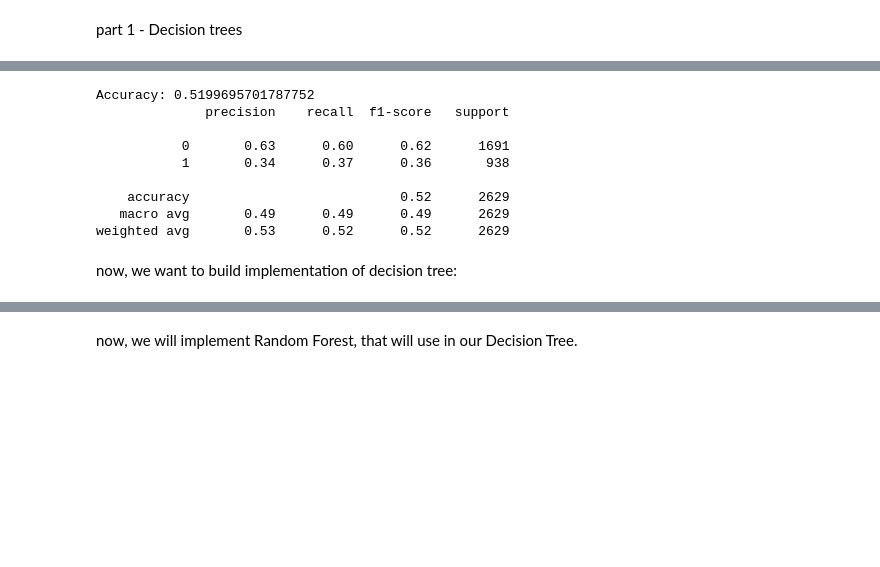
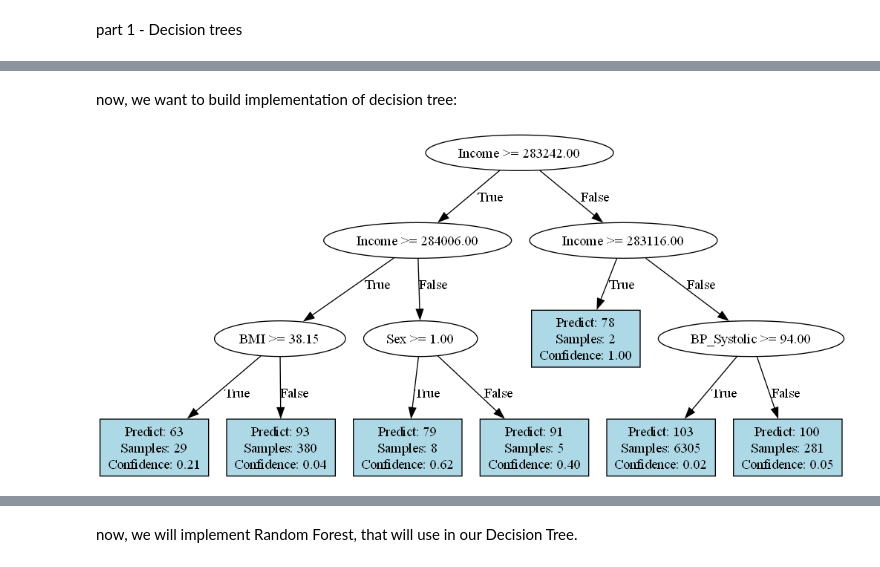
Before and after one commit to talgo59/ML_final_project, a Jupyter notebook: final_project.ipynb, the cells around one changed output, grey strips where cells are left out. Cells and saved outputs as stored; diff of their text form; code cells hidden in the pictures; blank space fills up the shorter version.

Commit message:
added testing and visualazation - still needs work

```diff
--- a/final_project.ipynb
+++ b/final_project.ipynb
@@ -138,22 +138,22 @@ DecisionTreeClassifier(random_state=42)
 # %%
 # Predict on the test set
-y_pred = model.predict(X_test)
-
-# Print accuracy
-print("Accuracy:", accuracy_score(y_test, y_pred))
-
-# Detailed report
-print(classification_report(y_test, y_pred))
+# y_pred = model.predict(X_test)
+#
+# # Print accuracy
+# print("Accuracy:", accuracy_score(y_test, y_pred))
+#
+# # Detailed report
+# print(classification_report(y_test, y_pred))
+#
+# from sklearn import tree
+# import matplotlib.pyplot as plt
+#
+# clf = DecisionTreeClassifier(max_depth=3)
+# clf.fit(X, y)
+#
+# plt.figure(figsize=(15, 8))
+# tree.plot_tree(clf, feature_names=X.columns, class_names=["No Risk", "Risk"], filled=True)
+# plt.show()
-# %% [output]
-Accuracy: 0.5199695701787752
-              precision    recall  f1-score   support
-
-           0       0.63      0.60      0.62      1691
-           1       0.34      0.37      0.36       938
-
-    accuracy                           0.52      2629
-   macro avg       0.49      0.49      0.49      2629
-weighted avg       0.53      0.52      0.52      2629
 # %% [markdown]
 now, we want to build implementation of decision tree:
 # %%
@@ -287,0 +355,31 @@ class DecisionTree:
+# %%
+feature_names = list(data.columns[:-1])  # All columns except target
+X = data.iloc[:, :-1].values.tolist()
+y = data.iloc[:, -1].values.tolist()
+dataset = [row + [label] for row, label in zip(X, y)]
+
+# Split data
+train_data, test_data = train_test_split(dataset, test_size=0.2, random_state=42) #allowed?
+
+
+# Try different max_depth values
+#for max_depth in [3, 5, 10]:#    print(f"\nTesting with max_depth={max_depth}")
+
+# Create and train tree
+tree = DecisionTree(max_depth=3, min_samples_leaf=10)
+tree.fit(train_data, feature_names)
+
+
+# Make predictions
+test_X = [row[:-1] for row in test_data]
+test_y = [row[-1] for row in test_data]
+
+predictions = tree.predict(test_X)
+# %%
+tree.feature_names = feature_names  # This is already known
+dot, _ = tree.visualize_graphviz()
+dot.render("tree", format="png", cleanup=True)  # Generates tree.png
+
+Image(filename="tree.png")
+# %% [output]
+[figure, added]
```
Also changed, not shown: parts of 4 cells of this notebook, 1 other file.
